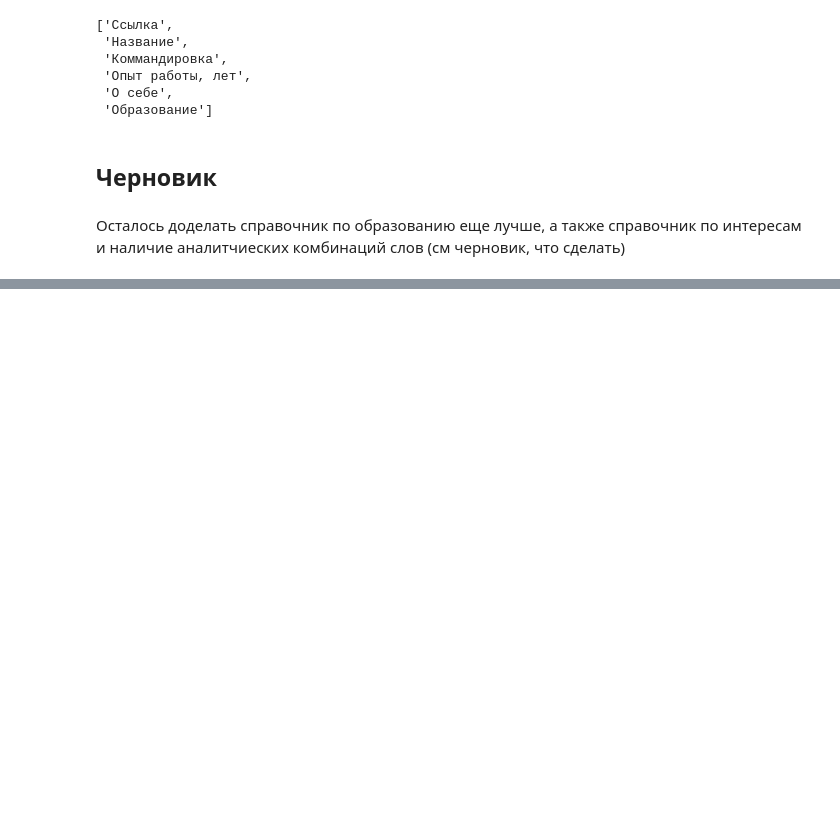
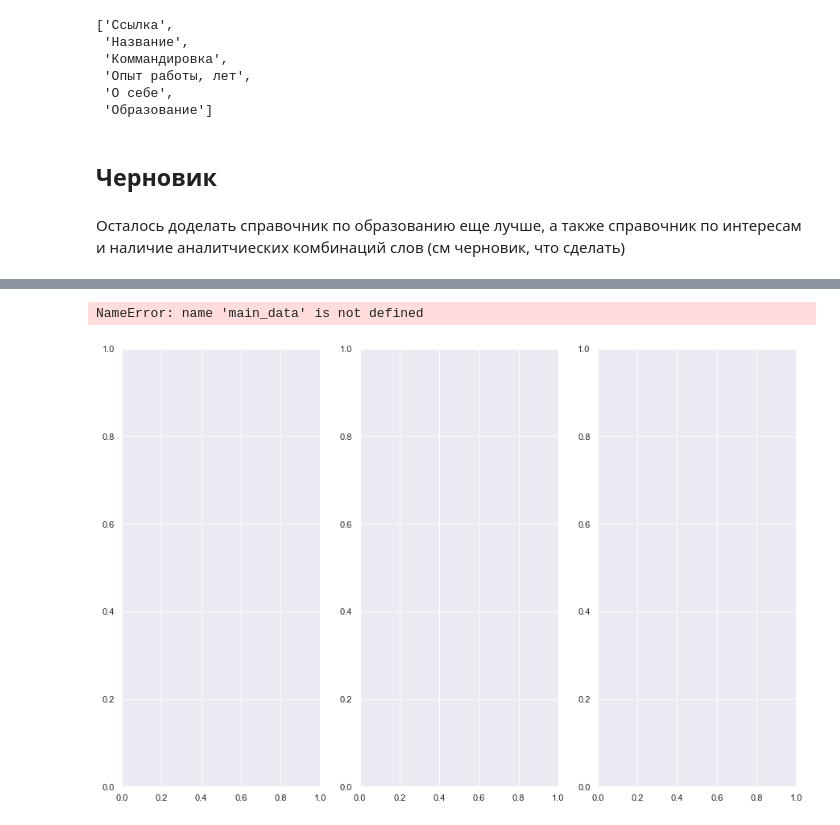
Before and after one commit to aefrt/automatization-recruiting, a Jupyter notebook: scraping.ipynb, the cells around one changed output, grey strips where cells are left out. Drawn from its saved outputs; the diff is of its cells as text; code cells hidden in the pictures; blank space fills up the shorter version.

```diff
--- a/scraping.ipynb
+++ b/scraping.ipynb
@@ -599,0 +689,2 @@ df.to_csv('resumes_features.csv')
+# %%
+about_small2 = about[10:20]
@@ -599,0 +714,2 @@ df.to_csv('resumes_features.csv')
+# %%
+model.train(about_small_tokens2, total_examples=len(about_small_tokens2), epochs=1)
@@ -599,0 +805,5 @@ df.to_csv('resumes_features.csv')
+# %%
+a = about_small_tokens2
+un = list(set().union(*a))
+
+# https://stackoverflow.com/questions/30773911/union-of-multiple-sets-in-python
@@ -599,0 +929,18 @@ df.to_csv('resumes_features.csv')
+# %%
+fig, ax = plt.subplots(1, 3, figsize=(15, 10))
+
+subplots = [a for a in ax]
+platforms = ['Facebook', 'GooglePlus', 'LinkedIn']
+colors = list(sns.husl_palette(10, h=.5)[1:4])
+
+for platform, subplot, color in zip(platforms, subplots, colors):
+    sns.scatterplot(x = main_data[platform], y = main_data['SentimentTitle'], ax=subplot, color=color)
+    subplot.set_title(platform, fontsize=18)
+    subplot.set_xlabel('')
+
+fig.suptitle('Plot of Popularity (Shares) by Title Sentiment', fontsize=24)
+
+plt.show()
+# %% [output]
+NameError: name 'main_data' is not defined
+[figure, added]
```
Also changed, not shown: parts of 48 cells of this notebook, 1 other file.
